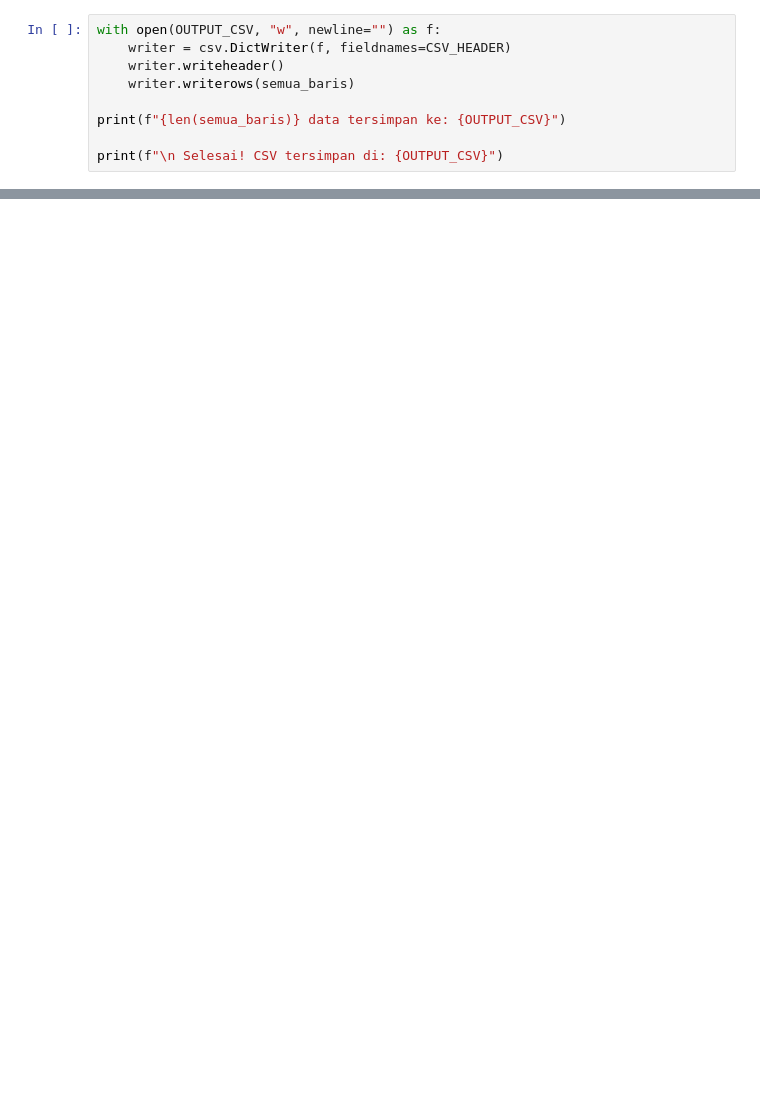
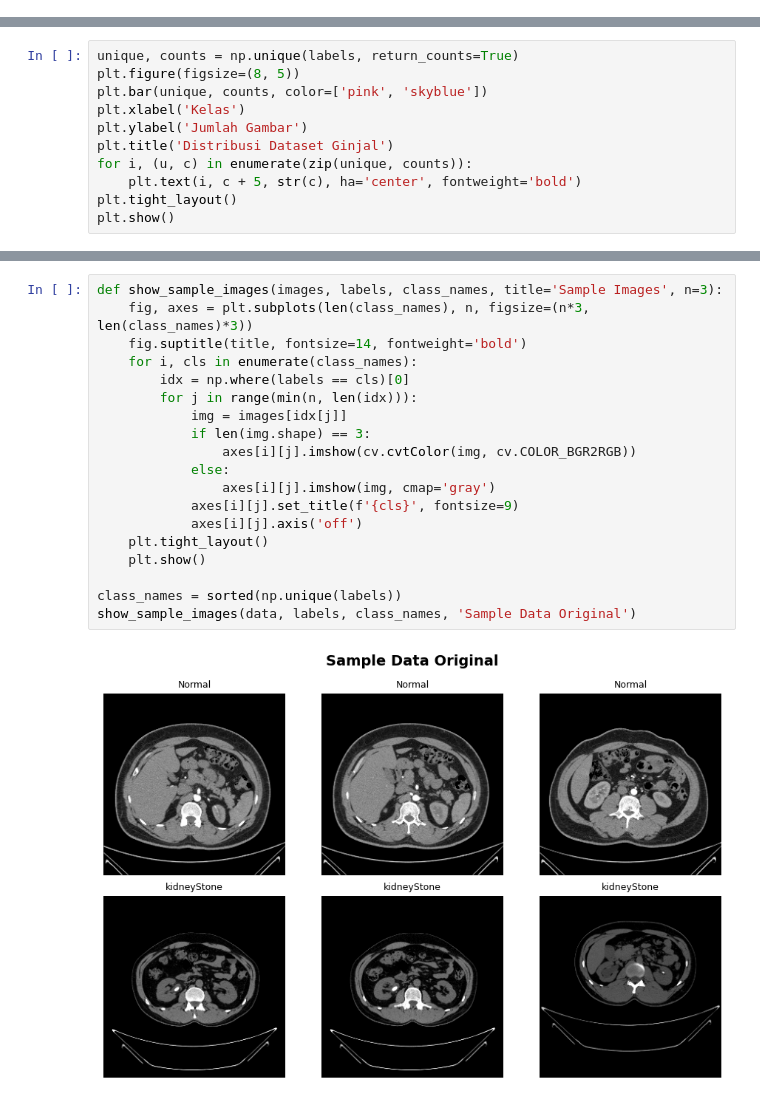
Before and after one commit to absukatidur/Project-PCD-24, a Jupyter notebook: PrePro2.ipynb, the cells around one changed output, grey strips where cells are left out. Drawn from its saved outputs; the diff is of its cells as text; blank space fills up the shorter version.

```diff
--- a/PrePro2.ipynb
+++ b/PrePro2.ipynb
@@ -337,9 +0,0 @@ Pada tahap terakhir dilakukan penyimpanan seluruh hasil ekstraksi fitur ke dalam
-# %%
-with open(OUTPUT_CSV, "w", newline="") as f:
-    writer = csv.DictWriter(f, fieldnames=CSV_HEADER)
-    writer.writeheader()
-    writer.writerows(semua_baris)
-
-print(f"{len(semua_baris)} data tersimpan ke: {OUTPUT_CSV}")
-
-print(f"\n Selesai! CSV tersimpan di: {OUTPUT_CSV}")
@@ -349,0 +56,11 @@ print(f"\n Selesai! CSV tersimpan di: {OUTPUT_CSV}")
+# %%
+unique, counts = np.unique(labels, return_counts=True)
+plt.figure(figsize=(8, 5))
+plt.bar(unique, counts, color=['pink', 'skyblue'])
+plt.xlabel('Kelas')
+plt.ylabel('Jumlah Gambar')
+plt.title('Distribusi Dataset Ginjal')
+for i, (u, c) in enumerate(zip(unique, counts)):
+    plt.text(i, c + 5, str(c), ha='center', fontweight='bold')
+plt.tight_layout()
+plt.show()
@@ -349,0 +69,21 @@ print(f"\n Selesai! CSV tersimpan di: {OUTPUT_CSV}")
+# %%
+def show_sample_images(images, labels, class_names, title='Sample Images', n=3):
+    fig, axes = plt.subplots(len(class_names), n, figsize=(n*3, len(class_names)*3))
+    fig.suptitle(title, fontsize=14, fontweight='bold')
+    for i, cls in enumerate(class_names):
+        idx = np.where(labels == cls)[0]
+        for j in range(min(n, len(idx))):
+            img = images[idx[j]]
+            if len(img.shape) == 3:
+                axes[i][j].imshow(cv.cvtColor(img, cv.COLOR_BGR2RGB))
+            else:
+                axes[i][j].imshow(img, cmap='gray')
+            axes[i][j].set_title(f'{cls}', fontsize=9)
+            axes[i][j].axis('off')
+    plt.tight_layout()
+    plt.show()
+
+class_names = sorted(np.unique(labels))
+show_sample_images(data, labels, class_names, 'Sample Data Original')
+# %% [output]
+[figure, added]
```
Also changed, not shown: parts of 53 cells of this notebook, 12 other files.
